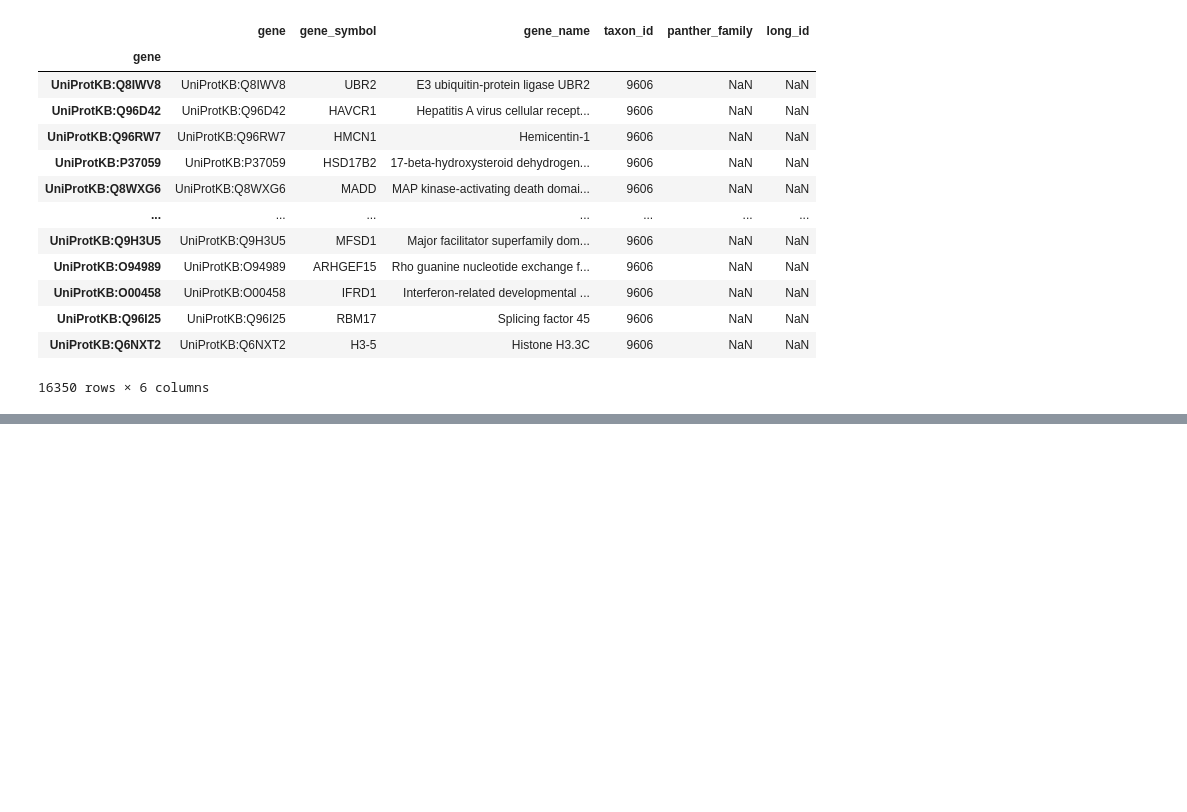
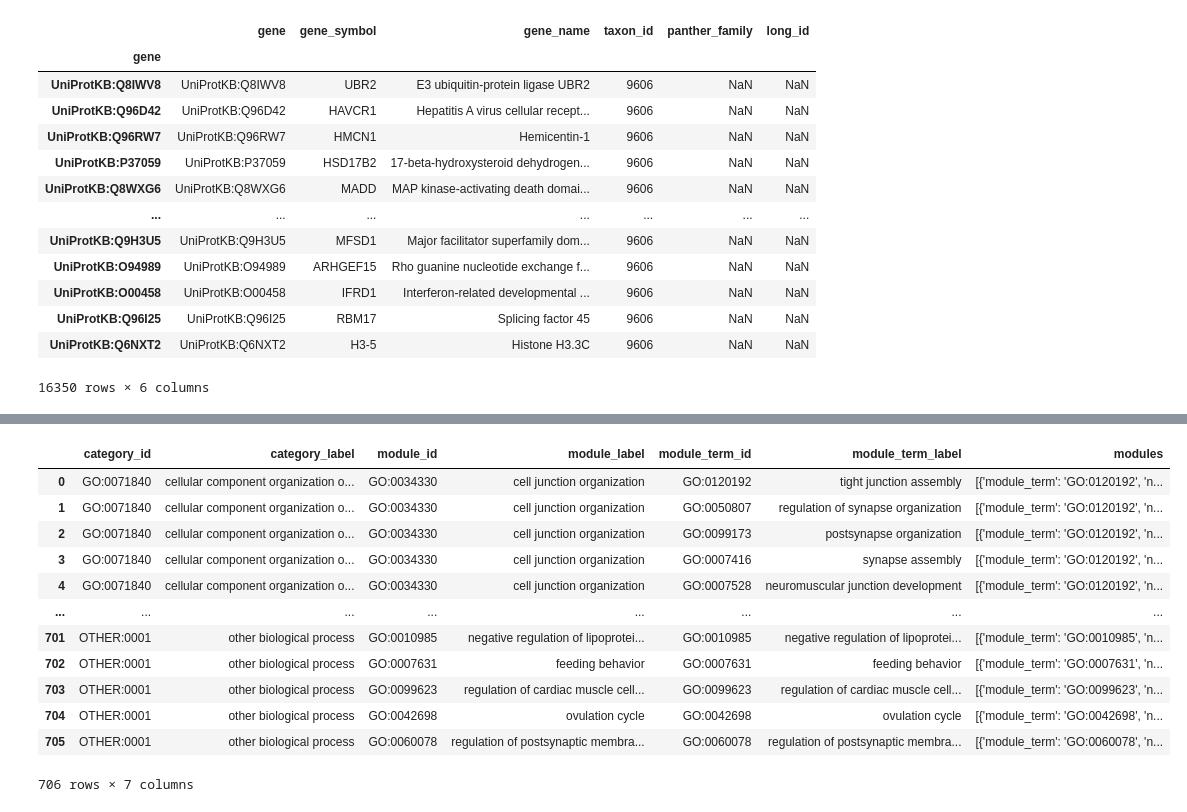
Before and after one commit to pantherdb/bpmodules-site, a Jupyter notebook: loader/playground.ipynb, the cells around one changed output, grey strips where cells are left out. Saved outputs shown, nothing was run; the diff lists cells and outputs as text; code cells hidden in the pictures; blank space fills up the shorter version.

```diff
--- a/loader/playground.ipynb
+++ b/loader/playground.ipynb
@@ -247,0 +249,48 @@ final_df
+# %%
+import pandas as pd
+
+# Assuming ibd_modules_df is already loaded with your JSON data
+flattened_data = []
+
+# Iterate through each entry in the DataFrame
+for entry in ibd_modules_df.itertuples(index=False):
+    category_id = entry.id
+    for category in entry.categories:
+        module_id = category['id']
+
+        for module in category['modules']:
+            module_term_id = module['module_term']
+            modules_array = category['modules']
+
+            flattened_data.append({
+                'category_id': category_id,
+                'module_id': module_id,
+                'module_term_id': module_term_id,
+                'modules': modules_array
+            })
+
+# Convert to DataFrame
+flat_df = pd.DataFrame(flattened_data)
+
+# Merge with terms_df for labels
+flat_df = flat_df.merge(terms_df, left_on='category_id', right_on='id', how='left', suffixes=('', '_category')).rename(columns={'label': 'category_label'})
+flat_df = flat_df.merge(terms_df, left_on='module_id', right_on='id', how='left', suffixes=('', '_module')).rename(columns={'label': 'module_label'})
+flat_df = flat_df.merge(terms_df, left_on='module_term_id', right_on='id', how='left', suffixes=('', '_module_term')).rename(columns={'label': 'module_term_label'})
+
+# Final DataFrame
+final_df = flat_df[['category_id', 'category_label', 'module_id', 'module_label', 'module_term_id', 'module_term_label', 'modules']]
+final_df
+# %% [output]
+|  | category_id | category_label | module_id | module_label | module_term_id | module_term_label | modules |
+| 0 | GO:0071840 | cellular component organization o... | GO:0034330 | cell junction organization | GO:0120192 | tight junction assembly | [{'module_term': 'GO:0120192', 'n... |
+| 1 | GO:0071840 | cellular component organization o... | GO:0034330 | cell junction organization | GO:0050807 | regulation of synapse organization | [{'module_term': 'GO:0120192', 'n... |
+| 2 | GO:0071840 | cellular component organization o... | GO:0034330 | cell junction organization | GO:0099173 | postsynapse organization | [{'module_term': 'GO:0120192', 'n... |
+| 3 | GO:0071840 | cellular component organization o... | GO:0034330 | cell junction organization | GO:0007416 | synapse assembly | [{'module_term': 'GO:0120192', 'n... |
+| 4 | GO:0071840 | cellular component organization o... | GO:0034330 | cell junction organization | GO:0007528 | neuromuscular junction development | [{'module_term': 'GO:0120192', 'n... |
+| ... | ... | ... | ... | ... | ... | ... | ... |
+| 701 | OTHER:0001 | other biological process | GO:0010985 | negative regulation of lipoprotei... | GO:0010985 | negative regulation of lipoprotei... | [{'module_term': 'GO:0010985', 'n... |
+| 702 | OTHER:0001 | other biological process | GO:0007631 | feeding behavior | GO:0007631 | feeding behavior | [{'module_term': 'GO:0007631', 'n... |
+| 703 | OTHER:0001 | other biological process | GO:0099623 | regulation of cardiac muscle cell... | GO:0099623 | regulation of cardiac muscle cell... | [{'module_term': 'GO:0099623', 'n... |
+| 704 | OTHER:0001 | other biological process | GO:0042698 | ovulation cycle | GO:0042698 | ovulation cycle | [{'module_term': 'GO:0042698', 'n... |
+| 705 | OTHER:0001 | other biological process | GO:0060078 | regulation of postsynaptic membra... | GO:0060078 | regulation of postsynaptic membra... | [{'module_term': 'GO:0060078', 'n... |
+706 rows × 7 columns
```
Also changed, not shown: parts of 10 cells of this notebook.
